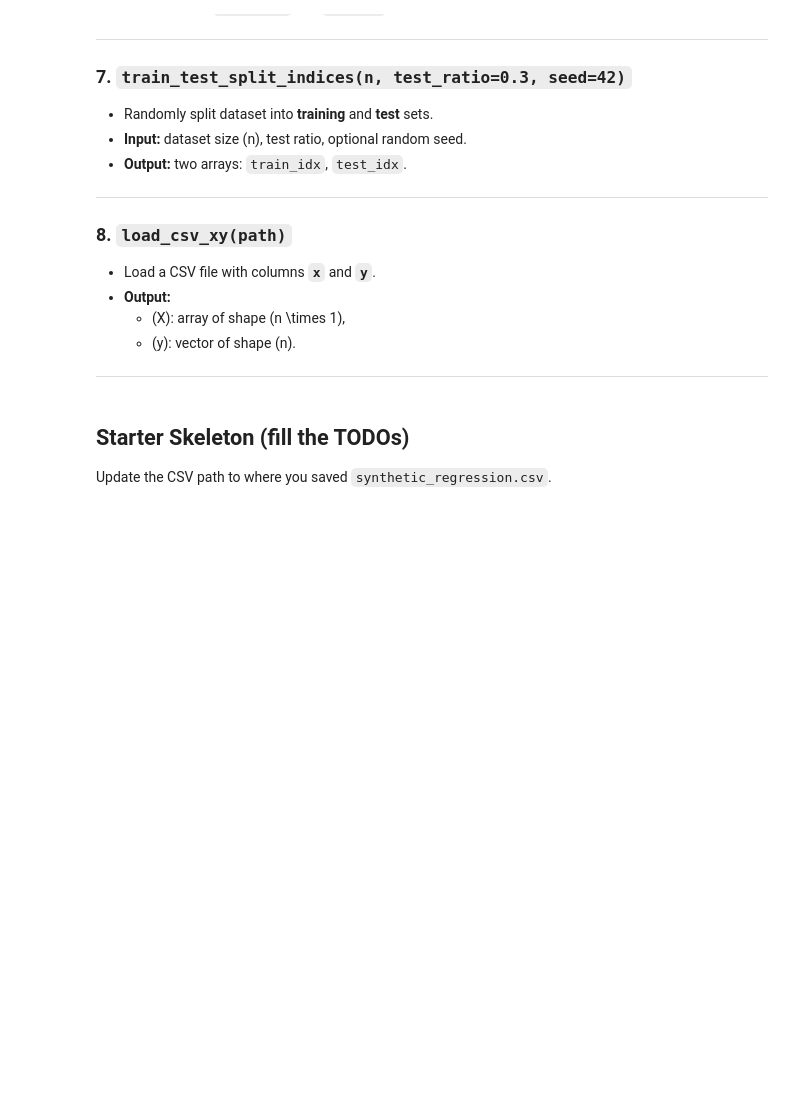
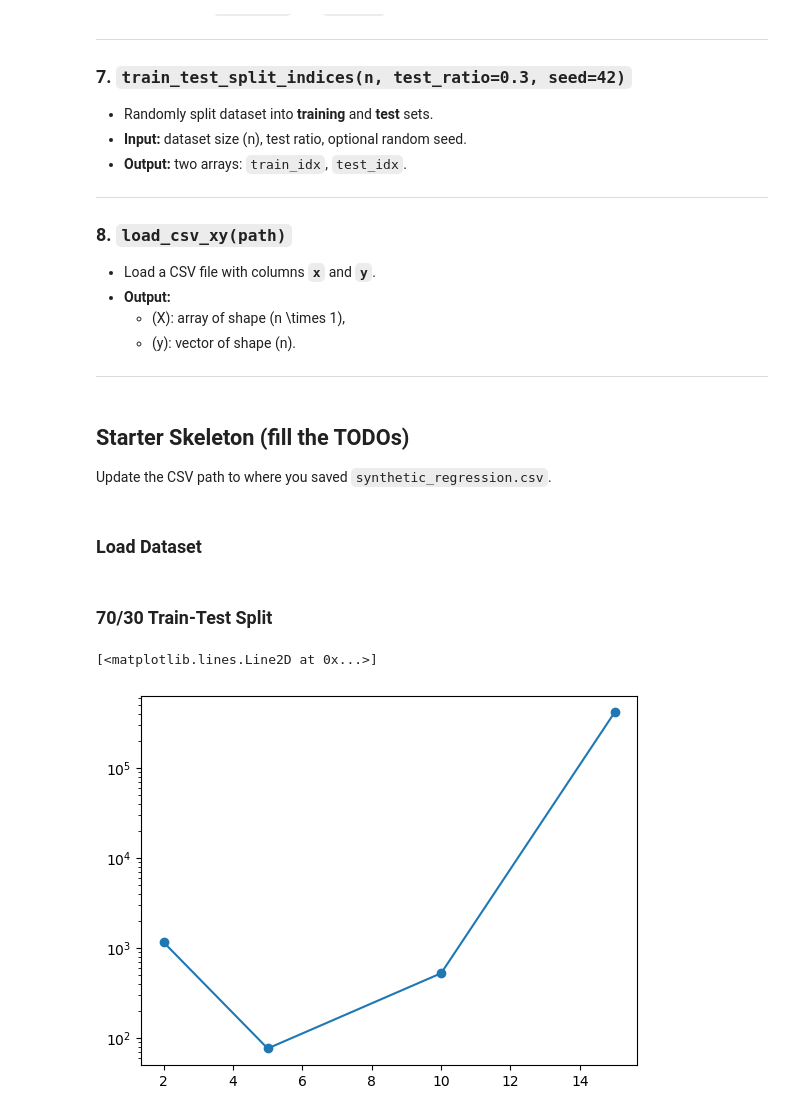
Before and after one commit to FarukEfe/4ML3, a Jupyter notebook: A1_Q5.ipynb, the cells around one changed output. Drawn from its saved outputs; the diff is of its cells as text; code cells hidden in the pictures; blank space fills up the shorter version.

Commit message:
feat: tests

```diff
--- a/A1_Q5.ipynb
+++ b/A1_Q5.ipynb
@@ -139,9 +139,7 @@ import matplotlib.pyplot as plt
 
 def design_matrix_poly_1d(x_column: np.ndarray, degree: int, include_bias: bool=True) -> np.ndarray:
     """Return Vandermonde-style design matrix [1, x, x^2, ..., x^degree]."""
-    _fn = np.vectorize(lambda x, d: np.array([x**i for i in range(d+1)]))
-    _res = _fn(x_column, degree)
-    return _res
+    return x_column ** np.arange(degree + 1)[np.newaxis, :]
 
 
 def normal_equation(Phi: np.ndarray, y: np.ndarray) -> np.ndarray:
@@ -192,3 +190,33 @@ def load_csv_xy(path: str):
     X = np.array(xs).reshape(-1, 1)
     y = np.array(ys)
     return X, y
+# %% [markdown]
+### Load Dataset
+# %%
+X, y = load_csv_xy("synthetic_regression.csv")
+# %% [markdown]
+### 70/30 Train-Test Split
+# %%
+train_idx, test_idx = train_test_split_indices(X.shape[0])
+X_train, y_train = X[train_idx], y[train_idx]
+X_test, y_test = X[test_idx], y[test_idx]
+
+degrees = [2, 5, 10, 15]
+
+mse = []
+for k in degrees:
+
+    # Preprocessing
+    Phi_train = design_matrix_poly_1d(X_train, k)
+    Phi_test = design_matrix_poly_1d(X_test, k)
+
+    # Train-test
+    theta = normal_equation(Phi_train, y_train)
+    y_pred = predict(Phi_test, theta)
+    mse.append(err(y_test, y_pred))
+
+plt.yscale('log')
+plt.plot(degrees, mse, marker='o')
+# %% [output]
+[<matplotlib.lines.Line2D at 0x...>]
+[figure, added]
```
Also changed, not shown: parts of 6 cells of this notebook, 2 other files.
